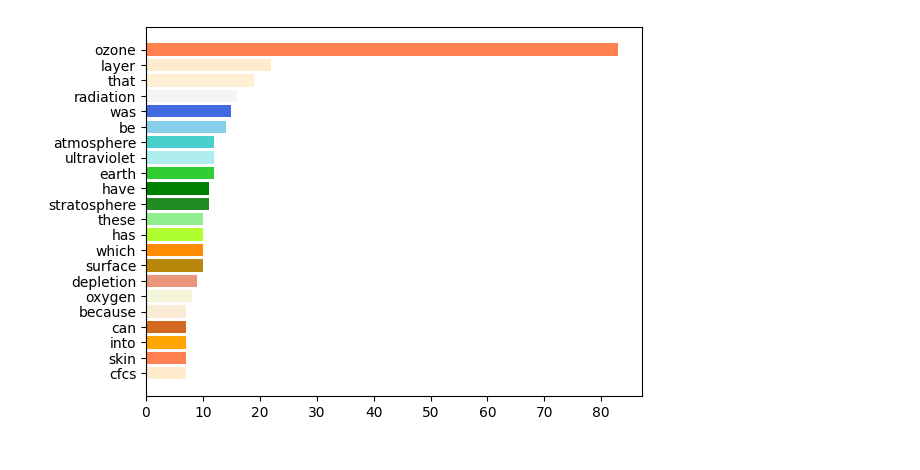
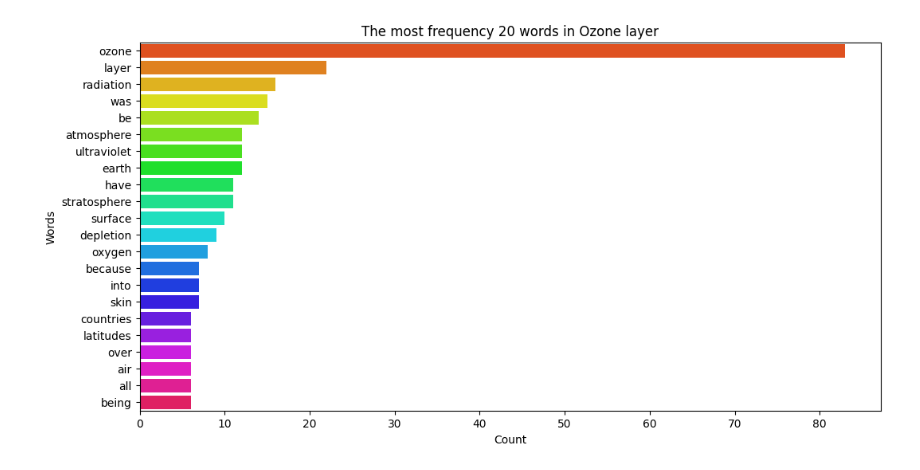
Before and after one commit to abdullaabdukulov/02-Data-Science-My-Mr-Clean-, a Jupyter notebook: Mr_Clean.ipynb, the cells around one changed output. Drawn from its saved outputs; the diff is of its cells as text; code cells hidden in the pictures.

```diff
--- a/Mr_Clean.ipynb
+++ b/Mr_Clean.ipynb
@@ -73,7 +75,7 @@ def print_most_frequencies(frequencis, n):
     result = OrderedDict(sorted(result.items(), key=lambda item: item[1]))
     return result
 # %%
-stop_words = [ "the", "a", "of", "to", "in", "about", "on", "by", "as", "uv", "is", "s", "and", "at", "are", "for", "with", "it", "from", "this", "nm"]
+stop_words = [ "the", "a", "of", "to", "in", "about", "on", "by", "as", "uv", "is", "s", "and", "at", "are", "for", "with", "it", "from", "this", "nm", "that", "these", "has", "which", "can", "cfcs", "o", "or", "an", "out", "most"]
 # %%
 def remove_stop_words(words, stop_words):
     for i in stop_words:
@@ -81,10 +83,11 @@ def remove_stop_words(words, stop_words):
             del frequencies[i]
     return frequencies
 # %%
-x = np.array([i for i in result.keys()])
-y = np.array([i for i in result.values()])
-colors = np.array(["#FFEBCD", "#FF7F50", "#FFA500", "#D2691E", "#FAEBD7", "#F5F5DC", "#E9967A", "#B8860B", "#FF8C00", "#ADFF2F", "#90EE90", "#228B22", "#008000", "#32CD32", "#AFEEEE", "#48D1CC", "#87CEEB", "#4169E1", "#F5F5F5", "#FFEFD5"])
-plt.barh(x, y, color=colors)
-plt.show()
+article_name = "Ozone_layer"
+content = get_content(article_name)
+merge_content = merge_contents(content)
+collection = tokenize(merge_content)
+low_collection = lower_collection(collection)
+frequencies = count_frequency(low_collection)
+filtered_collection = remove_stop_words(frequencies, stop_words)
+result = print_most_frequencies(filtered_collection, 20)
-# %% [output]
-[figure, removed]
@@ -99,0 +94,12 @@ result = print_most_frequencies(filtered_collection, 20)
+# %%
+fig, ax = plt.subplots(figsize=(12,6))
+x1 = np.flip(np.array([i for i in result.keys()]))
+y2 = np.flip(np.array([i for i in result.values()]))
+
+ax = seaborn.barplot(x=y2, y=x1, palette="hsv", legend=False)
+plt.title(f"The most frequency 20 words in {' '.join(article_name.split('_'))}")
+plt.xlabel("Count")
+plt.ylabel("Words")
+plt.show()
+# %% [output]
+[figure, added]
```
Also changed, not shown: parts of 2 cells of this notebook.
